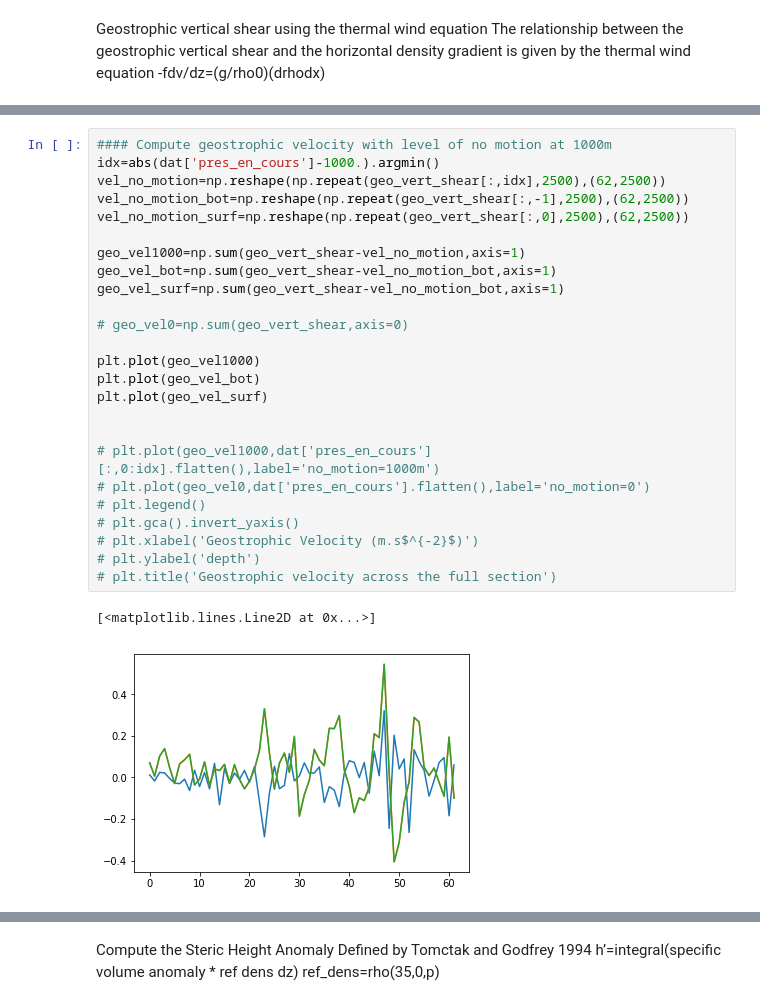
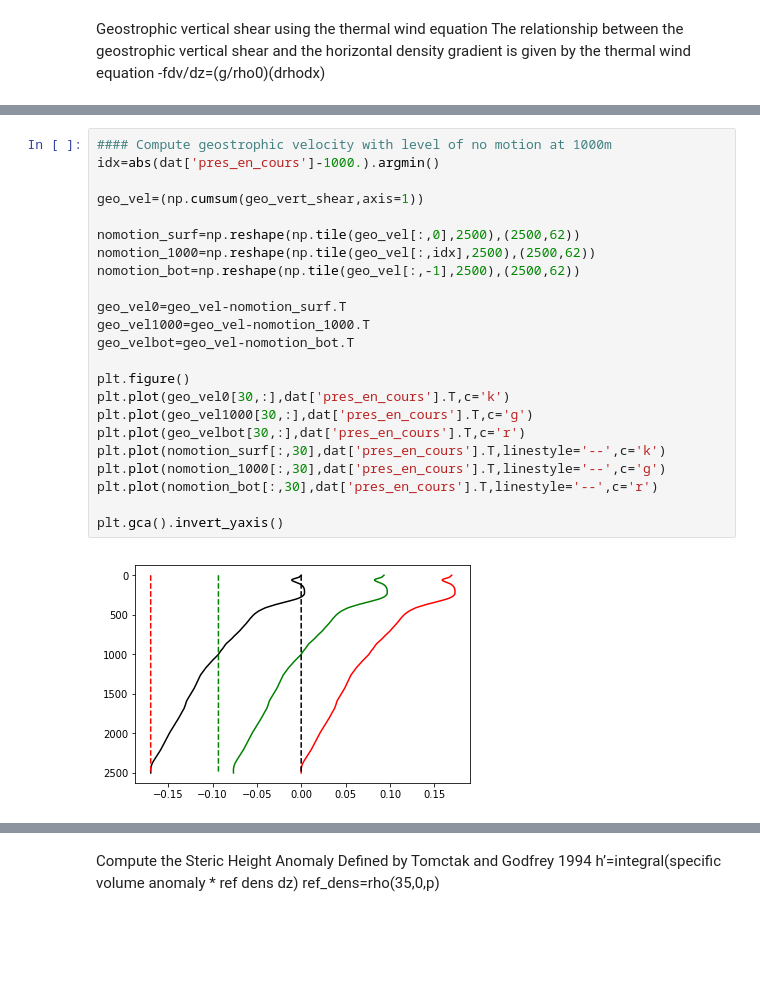
Before and after one commit to isgiddy/oc4920_code, a Jupyter notebook: Week1_Exercise1.ipynb, the cells around one changed output, grey strips where cells are left out. Saved outputs shown, nothing was run; the diff lists cells and outputs as text; blank space fills up the shorter version.

```diff
--- a/Week1_Exercise1.ipynb
+++ b/Week1_Exercise1.ipynb
@@ -207,31 +207,28 @@ cbar.set_label('s$^{-1}$')
-# %%
-#### Compute geostrophic velocity with level of no motion at 1000m
-idx=abs(dat['pres_en_cours']-1000.).argmin()
-vel_no_motion=np.reshape(np.repeat(geo_vert_shear[:,idx],2500),(62,2500))
-vel_no_motion_bot=np.reshape(np.repeat(geo_vert_shear[:,-1],2500),(62,2500))
-vel_no_motion_surf=np.reshape(np.repeat(geo_vert_shear[:,0],2500),(62,2500))
-
-geo_vel1000=np.sum(geo_vert_shear-vel_no_motion,axis=1)
-geo_vel_bot=np.sum(geo_vert_shear-vel_no_motion_bot,axis=1)
-geo_vel_surf=np.sum(geo_vert_shear-vel_no_motion_bot,axis=1)
-
-# geo_vel0=np.sum(geo_vert_shear,axis=0)
-
-plt.plot(geo_vel1000)
-plt.plot(geo_vel_bot)
-plt.plot(geo_vel_surf)
-
-
-# plt.plot(geo_vel1000,dat['pres_en_cours'][:,0:idx].flatten(),label='no_motion=1000m')
-# plt.plot(geo_vel0,dat['pres_en_cours'].flatten(),label='no_motion=0')
-# plt.legend()
-# plt.gca().invert_yaxis()
-# plt.xlabel('Geostrophic Velocity (m.s$^{-2}$)')
-# plt.ylabel('depth')
-# plt.title('Geostrophic velocity across the full section')
-# %% [output]
-[<matplotlib.lines.Line2D at 0x...>]
-[figure, removed]
+# %%
+#### Compute geostrophic velocity with level of no motion at 1000m
+idx=abs(dat['pres_en_cours']-1000.).argmin()
+
+geo_vel=(np.cumsum(geo_vert_shear,axis=1))
+
+nomotion_surf=np.reshape(np.tile(geo_vel[:,0],2500),(2500,62))
+nomotion_1000=np.reshape(np.tile(geo_vel[:,idx],2500),(2500,62))
+nomotion_bot=np.reshape(np.tile(geo_vel[:,-1],2500),(2500,62))
+
+geo_vel0=geo_vel-nomotion_surf.T
+geo_vel1000=geo_vel-nomotion_1000.T
+geo_velbot=geo_vel-nomotion_bot.T
+
+plt.figure()
+plt.plot(geo_vel0[30,:],dat['pres_en_cours'].T,c='k')
+plt.plot(geo_vel1000[30,:],dat['pres_en_cours'].T,c='g')
+plt.plot(geo_velbot[30,:],dat['pres_en_cours'].T,c='r')
+plt.plot(nomotion_surf[:,30],dat['pres_en_cours'].T,linestyle='--',c='k')
+plt.plot(nomotion_1000[:,30],dat['pres_en_cours'].T,linestyle='--',c='g')
+plt.plot(nomotion_bot[:,30],dat['pres_en_cours'].T,linestyle='--',c='r')
+
+plt.gca().invert_yaxis()
+# %% [output]
+[figure, added]
 # %%
 # Compute specific volume anomaly
 alpha=gsw.specvol(abs_sal,tcons,dat['pres_en_cours'])
```
Also changed, not shown: parts of 13 cells of this notebook.
